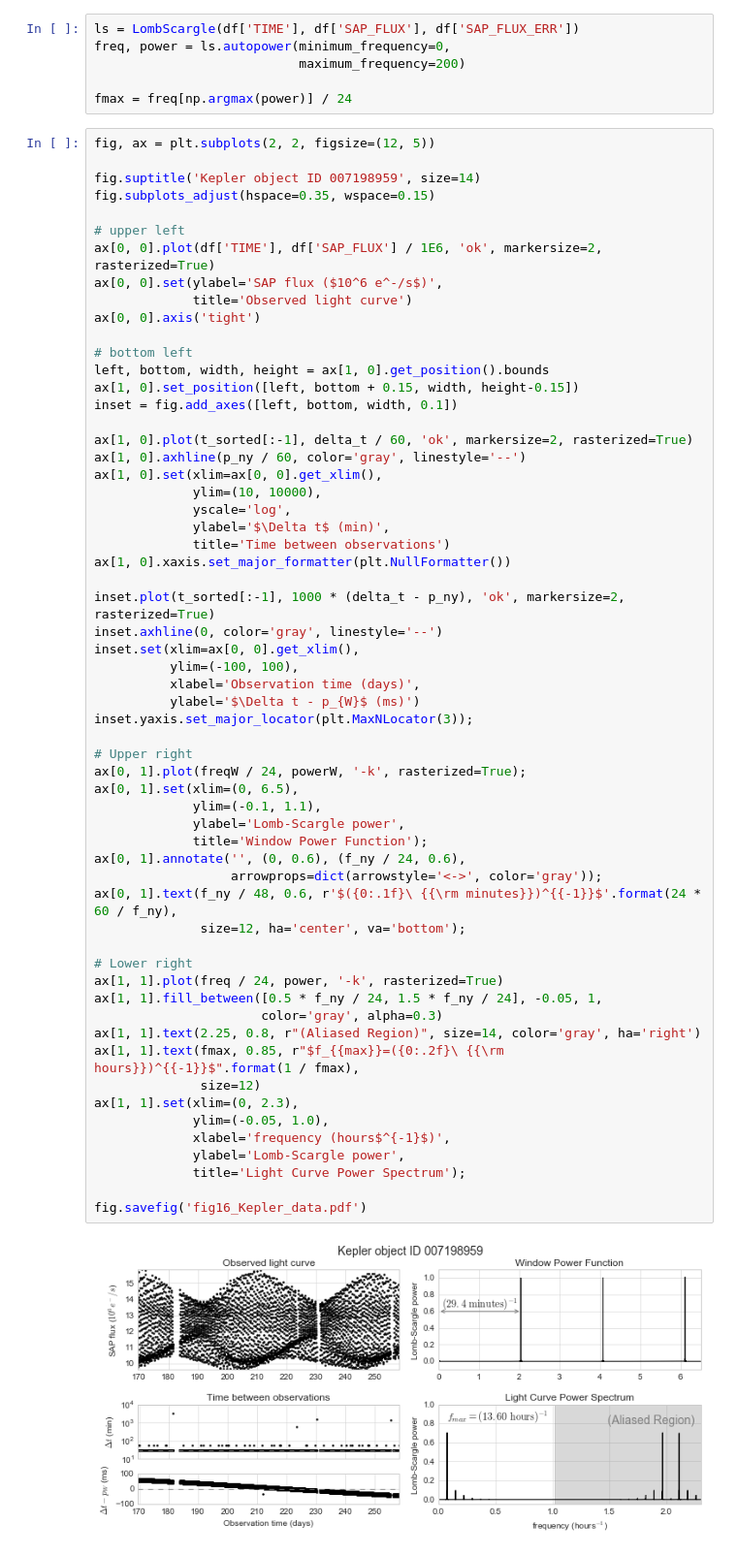
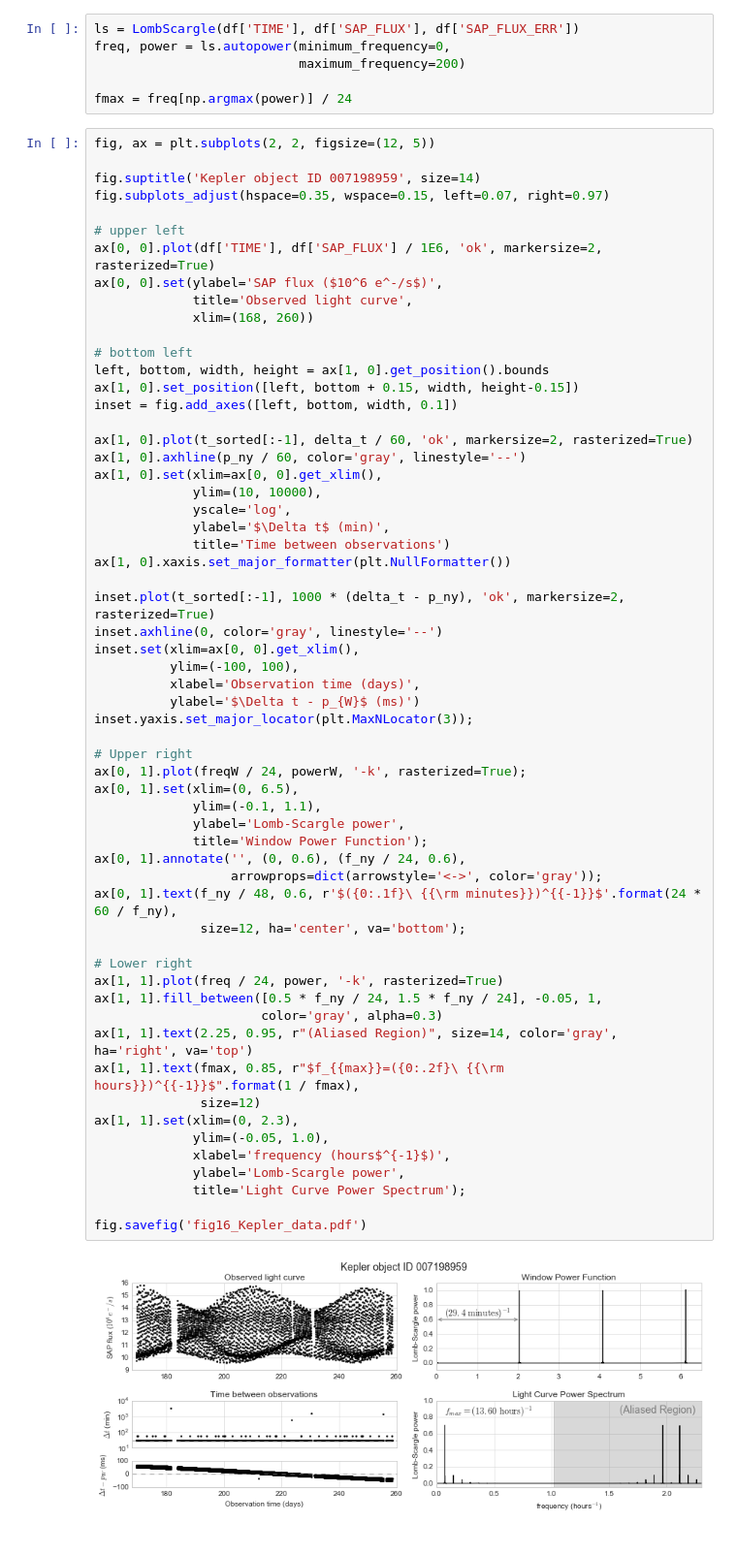
Before and after one commit to jakevdp/PracticalLombScargle, a Jupyter notebook: figures/Kepler.ipynb, the cells around one changed output. Shown: that part at 97% size. Drawn from its saved outputs; the diff is of its cells as text.

```diff
--- a/figures/Kepler.ipynb
+++ b/figures/Kepler.ipynb
@@ -107,13 +107,13 @@ fmax = freq[np.argmax(power)] / 24
 fig, ax = plt.subplots(2, 2, figsize=(12, 5))
 
 fig.suptitle('Kepler object ID 007198959', size=14)
-fig.subplots_adjust(hspace=0.35, wspace=0.15)
+fig.subplots_adjust(hspace=0.35, wspace=0.15, left=0.07, right=0.97)
 
 # upper left
 ax[0, 0].plot(df['TIME'], df['SAP_FLUX'] / 1E6, 'ok', markersize=2, rasterized=True)
 ax[0, 0].set(ylabel='SAP flux ($10^6 e^-/s$)',
-             title='Observed light curve')
-ax[0, 0].axis('tight')
+             title='Observed light curve',
+             xlim=(168, 260))
 
 # bottom left
 left, bottom, width, height = ax[1, 0].get_position().bounds
@@ -135,32 +135,32 @@ inset.set(xlim=ax[0, 0].get_xlim(),
           ylim=(-100, 100),
           xlabel='Observation time (days)',
           ylabel='$\Delta t - p_{W}$ (ms)')
 inset.yaxis.set_major_locator(plt.MaxNLocator(3));
 
 # Upper right
 ax[0, 1].plot(freqW / 24, powerW, '-k', rasterized=True);
 ax[0, 1].set(xlim=(0, 6.5),
              ylim=(-0.1, 1.1),
              ylabel='Lomb-Scargle power',
              title='Window Power Function');
 ax[0, 1].annotate('', (0, 0.6), (f_ny / 24, 0.6),
                   arrowprops=dict(arrowstyle='<->', color='gray'));
 ax[0, 1].text(f_ny / 48, 0.6, r'$({0:.1f}\ {{\rm minutes}})^{{-1}}$'.format(24 * 60 / f_ny),
               size=12, ha='center', va='bottom');
 
 # Lower right
 ax[1, 1].plot(freq / 24, power, '-k', rasterized=True)
 ax[1, 1].fill_between([0.5 * f_ny / 24, 1.5 * f_ny / 24], -0.05, 1,
                       color='gray', alpha=0.3)
-ax[1, 1].text(2.25, 0.8, r"(Aliased Region)", size=14, color='gray', ha='right')
+ax[1, 1].text(2.25, 0.95, r"(Aliased Region)", size=14, color='gray', ha='right', va='top')
 ax[1, 1].text(fmax, 0.85, r"$f_{{max}}=({0:.2f}\ {{\rm hours}})^{{-1}}$".format(1 / fmax),
               size=12)
 ax[1, 1].set(xlim=(0, 2.3),
              ylim=(-0.05, 1.0),
              xlabel='frequency (hours$^{-1}$)',
              ylabel='Lomb-Scargle power',
              title='Light Curve Power Spectrum');
 
 fig.savefig('fig16_Kepler_data.pdf')
 # %% [output]
-[figure, old version]
+[figure, new version]
```
Also changed, not shown: 2 other files.
